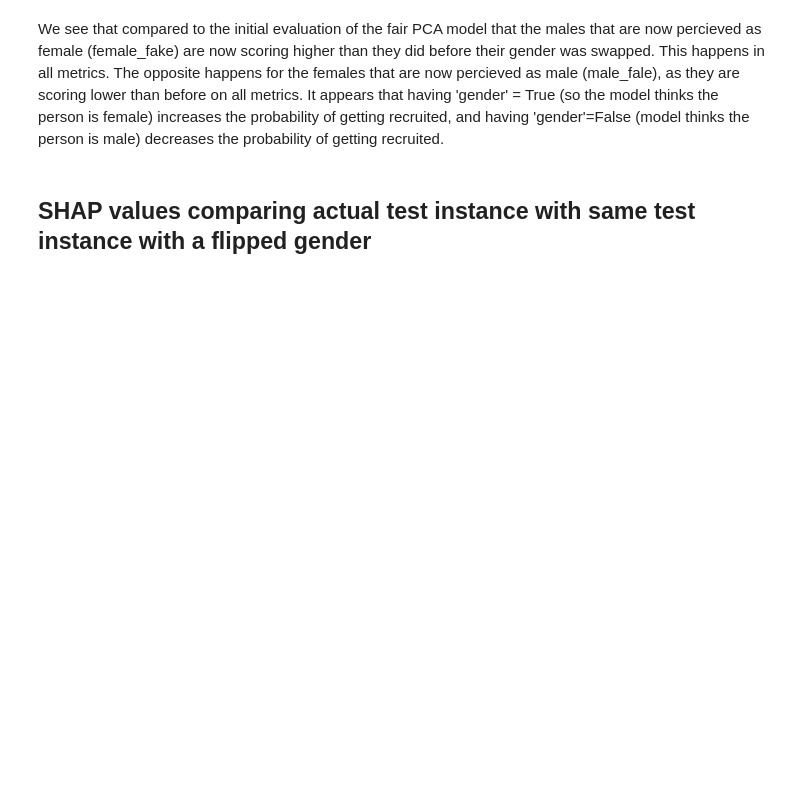
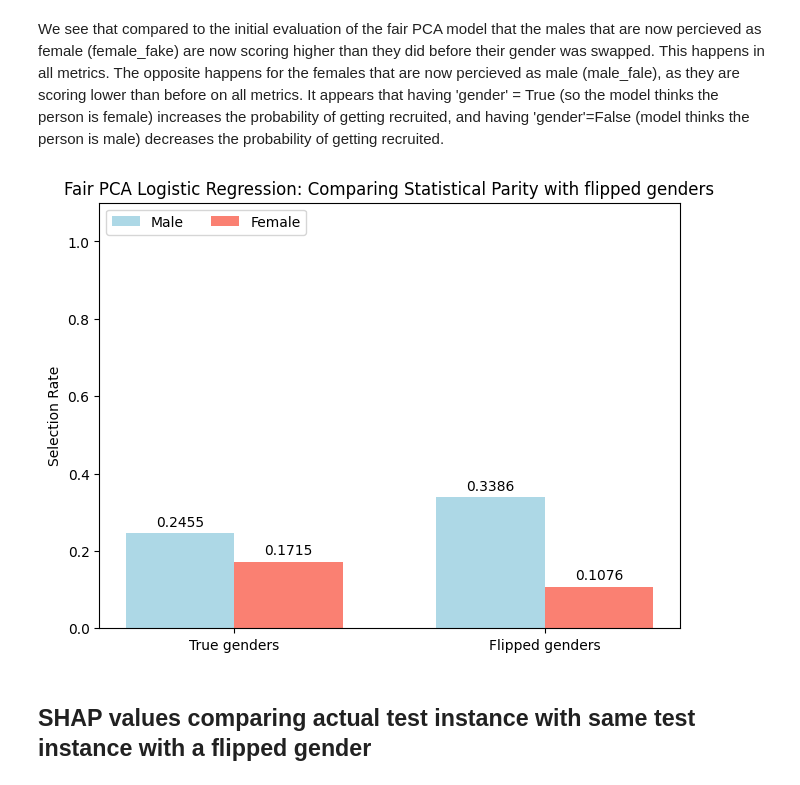
Before and after one commit to MiriamEspinosa/Gender_Fairness_Recruitment, a Jupyter notebook: Final_Assignment/final_assignment.ipynb, the cells around one changed output. Cells and saved outputs as stored; diff of their text form; code cells hidden in the pictures; blank space fills up the shorter version.

Commit message:
Plots comparing Fair PCA before and after flipping gender

```diff
--- a/Final_Assignment/final_assignment.ipynb
+++ b/Final_Assignment/final_assignment.ipynb
@@ -991,6 +995,58 @@ False Positive Rate, Males_fake: 0.07
 We see that compared to the initial evaluation of the fair PCA model that the males that are now percieved as female (female_fake) are now scoring higher than they did before their gender was swapped. This happens in all metrics.
 The opposite happens for the females that are now percieved as male (male_fale), as they are scoring lower than before on all metrics.
 It appears that having 'gender' = True (so the model thinks the person is female) increases the probability of getting recruited, and having 'gender'=False (model thinks the person is male) decreases the probability of getting recruited.
+# %%
+# Plotting the change in classification when Fair PCA is given the actual gender of a person versus giving the opposite gender
+
+df_log_pca_dummy = dummy_test_copy.copy()
+df_log_pca_dummy['pred'] = y_hat_dummy
+
+group_col = 'gender'
+selection_col = 'pred'
+
+male_sp_bef_dummy = statistical_parity(df_log_pca_dummy, group=group_fem_label) # These are actually male, their dummy label "female" was the flipped gender
+fem_sp_bef_dummy = statistical_parity(df_log_pca_dummy, group=group_male_label) # These are actually female, their dummy label "male" was the flipped gender
+
+labels = ("True genders", "Flipped genders")
+
+medians = {
+    'Male': (male_sp_bef, male_sp_bef_dummy),
+    'Female': (fem_sp_bef, fem_sp_bef_dummy)
+}
+
+x = np.arange(len(labels))
+width = 0.35
+
+fig, ax = plt.subplots(layout='constrained')
+
+colors = ['lightblue', 'salmon']
+
+n_groups = len(medians)
+offsets = np.linspace(-width/2, width/2, n_groups)
+
+for i, (attribute, measurement) in enumerate(medians.items()):
+    rects = ax.bar(
+        x + offsets[i],
+        measurement,
+        width,
+        label=attribute,
+        color=colors[i]
+    )
+    ax.bar_label(rects, fmt='%.4f', padding=3)
+
+ax.set_ylabel('Selection Rate')
+#ax.set_title('Fairness Metric Before and After Removing Gender')
+
+ax.set_xticks(x)
+ax.set_xticklabels(labels)
+ax.set_title('Fair PCA Logistic Regression: Comparing Statistical Parity with flipped genders')
+
+ax.legend(loc='upper left', ncols=2)
+ax.set_ylim(0, 1.1)
+
+plt.show()
+# %% [output]
+[figure, added]
 # %% [markdown]
 ## SHAP values comparing actual test instance with same test instance with a flipped gender
 # %%
```
Also changed, not shown: parts of 2 cells of this notebook.
